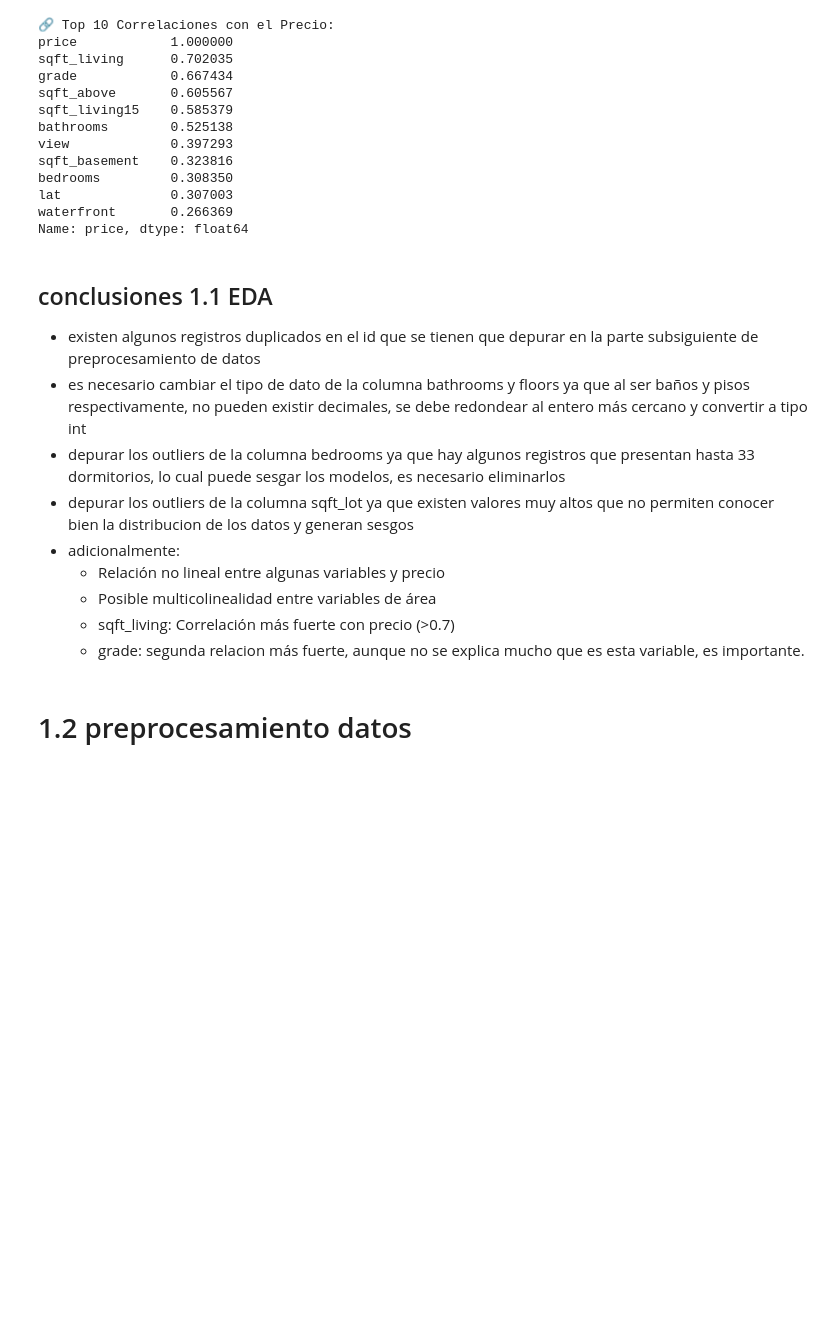
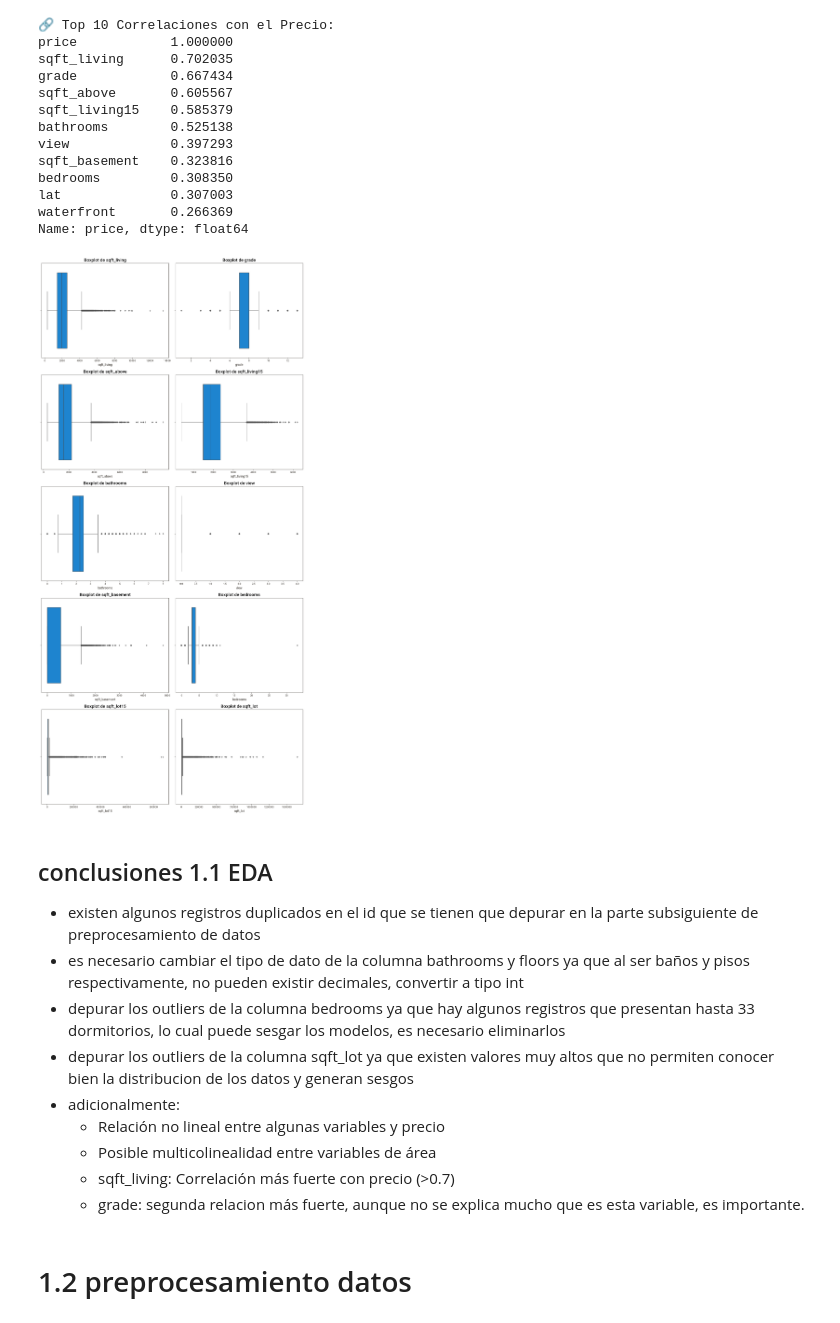
Before and after one commit to jodpinzonav/Prueba_Tecnica_Proteccion, a Jupyter notebook: primer_punto.ipynb, the cells around one changed output. Saved outputs shown, nothing was run; the diff lists cells and outputs as text; code cells hidden in the pictures; blank space fills up the shorter version.

```diff
--- a/primer_punto.ipynb
+++ b/primer_punto.ipynb
@@ -104,11 +104,53 @@ bedrooms         0.308350
 lat              0.307003
 waterfront       0.266369
 Name: price, dtype: float64
+# %%
+import pandas as pd
+import seaborn as sns
+import matplotlib.pyplot as plt
+
+# Asumiendo que tu DataFrame se llama 'df_clean'
+# Define una lista de las columnas numéricas que quieres graficar
+columnas_a_graficar = ['sqft_living', 'grade', 'sqft_above', 'sqft_living15', 'bathrooms', 'view', 'sqft_basement', 'bedrooms','sqft_lot15','sqft_lot']
+
+# --- Crear la Figura y los Ejes ---
+# Determina la cantidad de filas y columnas para el sub-gráfico
+num_cols = 2 # Por ejemplo, 2 boxplots por fila
+num_rows = (len(columnas_a_graficar) + num_cols - 1) // num_cols # Cálculo para filas necesarias
+
+# Crea la figura y el conjunto de sub-gráficos (axes)
+fig, axes = plt.subplots(
+    num_rows,
+    num_cols,
+    figsize=(12, 5 * num_rows) # Ajusta el tamaño de la figura
+)
+
+# Aplanar el array de ejes para iterar fácilmente,
+# incluso si es un solo gráfico (1x1)
+axes = axes.flatten()
+
+# --- Iterar y Graficar ---
+for i, col in enumerate(columnas_a_graficar):
+    # sns.boxplot(y=df_clean[col], ax=axes[i]) # Para un boxplot vertical
+    sns.boxplot(x=df[col], ax=axes[i], orient='h') # Boxplot horizontal (mejor para múltiples)
+    axes[i].set_title(f'Boxplot de {col}', fontsize=14)
+    axes[i].set_xlabel(col)
+    axes[i].set_ylabel('') # Quita la etiqueta 'y'
+
+# Ocultar los ejes no utilizados si el número de columnas no es par
+for j in range(len(columnas_a_graficar), len(axes)):
+    fig.delaxes(axes[j])
+
+# Ajustar el espaciado entre subgráficos
+plt.tight_layout()
+plt.show()
+# %% [output]
+[figure, added]
 # %% [markdown]
 
 ## conclusiones 1.1 EDA
 * existen algunos registros duplicados en el id que se tienen que depurar en la parte subsiguiente de preprocesamiento de datos
-* es necesario cambiar el tipo de dato de la columna bathrooms y floors ya que al ser baños y pisos respectivamente, no pueden existir decimales, se debe redondear al entero más cercano y convertir a tipo int
+* es necesario cambiar el tipo de dato de la columna bathrooms y floors ya que al ser baños y pisos respectivamente, no pueden existir decimales, convertir a tipo int
 * depurar los outliers de la columna bedrooms ya que hay algunos registros que presentan hasta 33 dormitorios, lo cual puede sesgar los modelos, es necesario eliminarlos
 * depurar los outliers de la columna sqft_lot ya que existen valores muy altos que no permiten conocer bien la distribucion de los datos y generan sesgos
 * adicionalmente:
```
Also changed, not shown: parts of 2 cells of this notebook.
